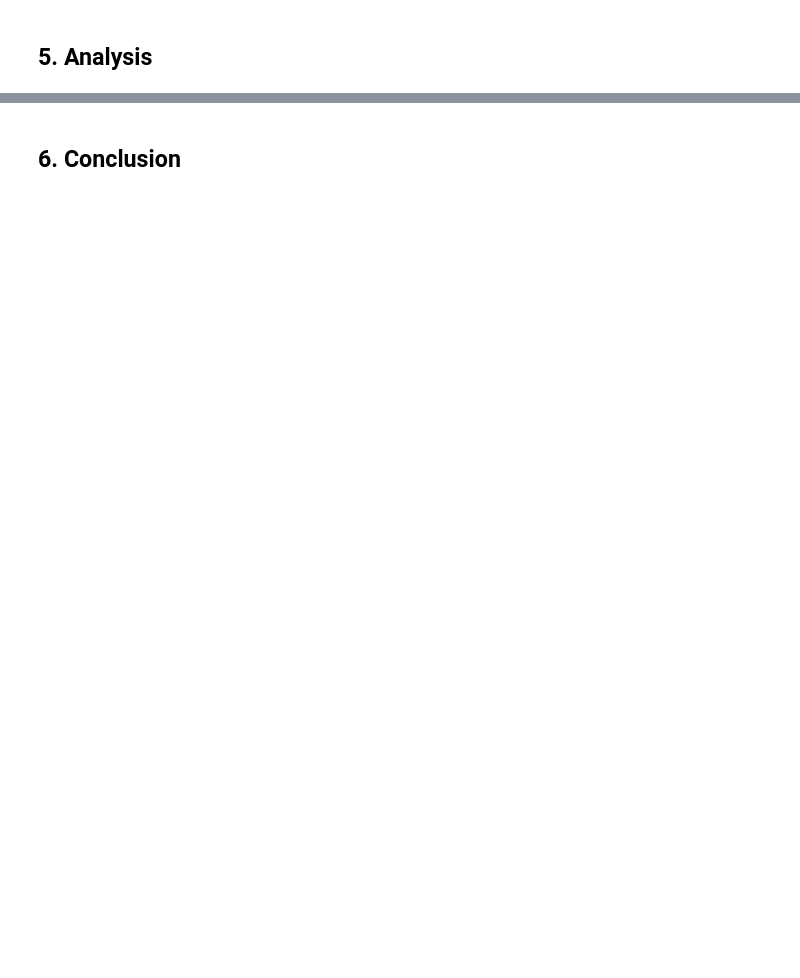
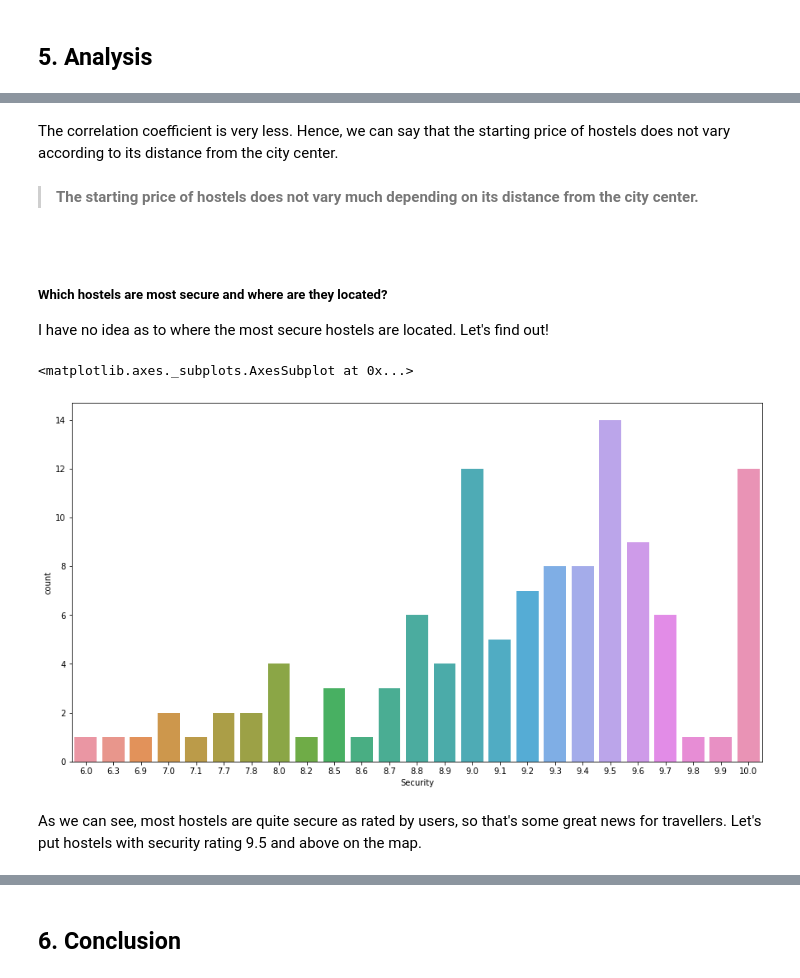
Before and after one commit to Haris-Ignatiadis/IBM-Data-Science-Capstone, a Jupyter notebook: Battle of Neighborhoods/The Battle of the Neighborhoods.ipynb, the cells around one changed output, grey strips where cells are left out. Saved outputs shown, nothing was run; the diff lists cells and outputs as text; code cells hidden in the pictures; blank space fills up the shorter version.

Commit message:
Completed rating based clustering

```diff
--- a/Battle of Neighborhoods/The Battle of the Neighborhoods.ipynb
+++ b/Battle of Neighborhoods/The Battle of the Neighborhoods.ipynb
@@ -65,0 +518,17 @@ Second, I will combine the above data with the land price for the area in which
+# %% [markdown]
+The correlation coefficient is very less. Hence, we can say that the starting price of hostels does not vary according to its distance from the city center.
+# %% [markdown]
+> **The starting price of hostels does not vary much depending on its distance from the city center.**
+# %% [markdown]
+<br>
+
+##### Which hostels are most secure and where are they located?
+I have no idea as to where the most secure hostels are located. Let's find out!
+# %%
+plt.figure(figsize=(15,8))
+sns.countplot(x=tokyo_hostels_df.Security)
+# %% [output]
+<matplotlib.axes._subplots.AxesSubplot at 0x...>
+[figure, added]
+# %% [markdown]
+As we can see, most hostels are quite secure as rated by users, so that's some great news for travellers. Let's put hostels with security rating 9.5 and above on the map.
```
Also changed, not shown: parts of 149 cells of this notebook, 4 other files.
